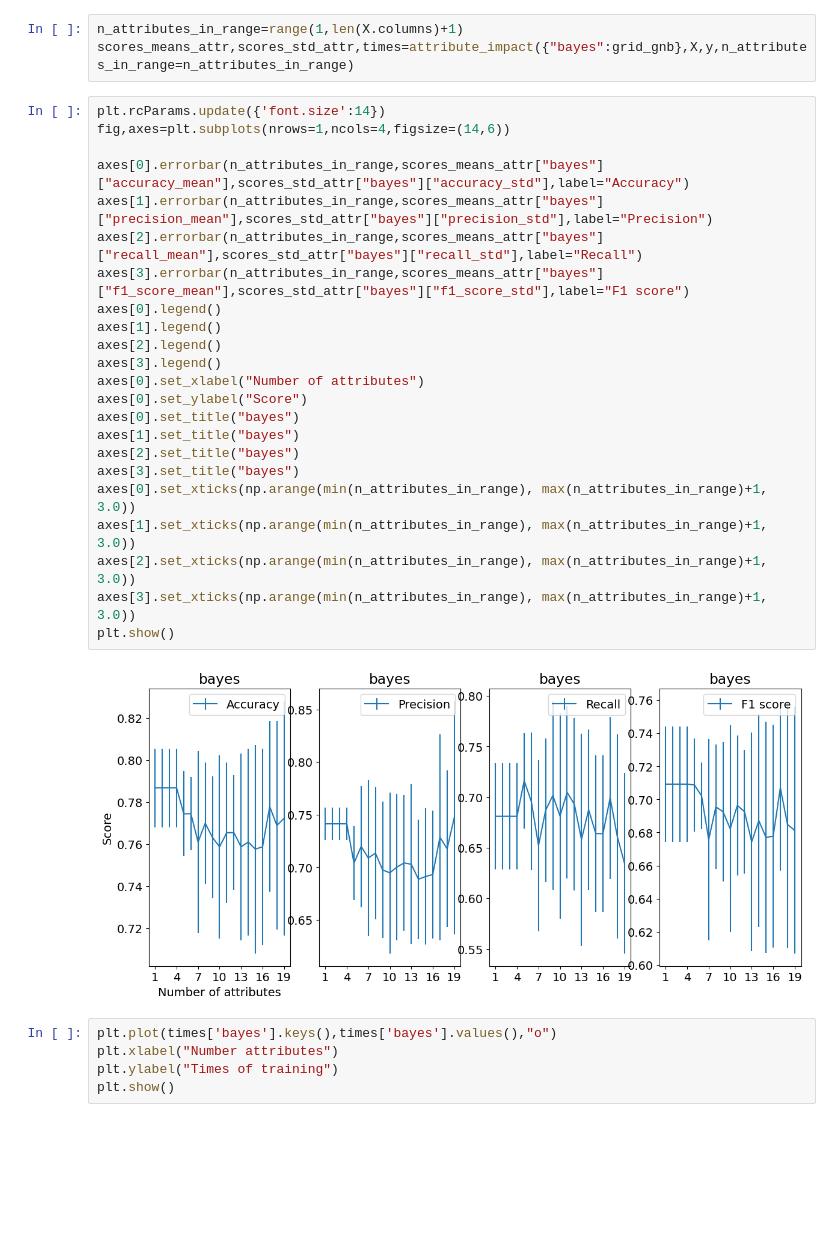
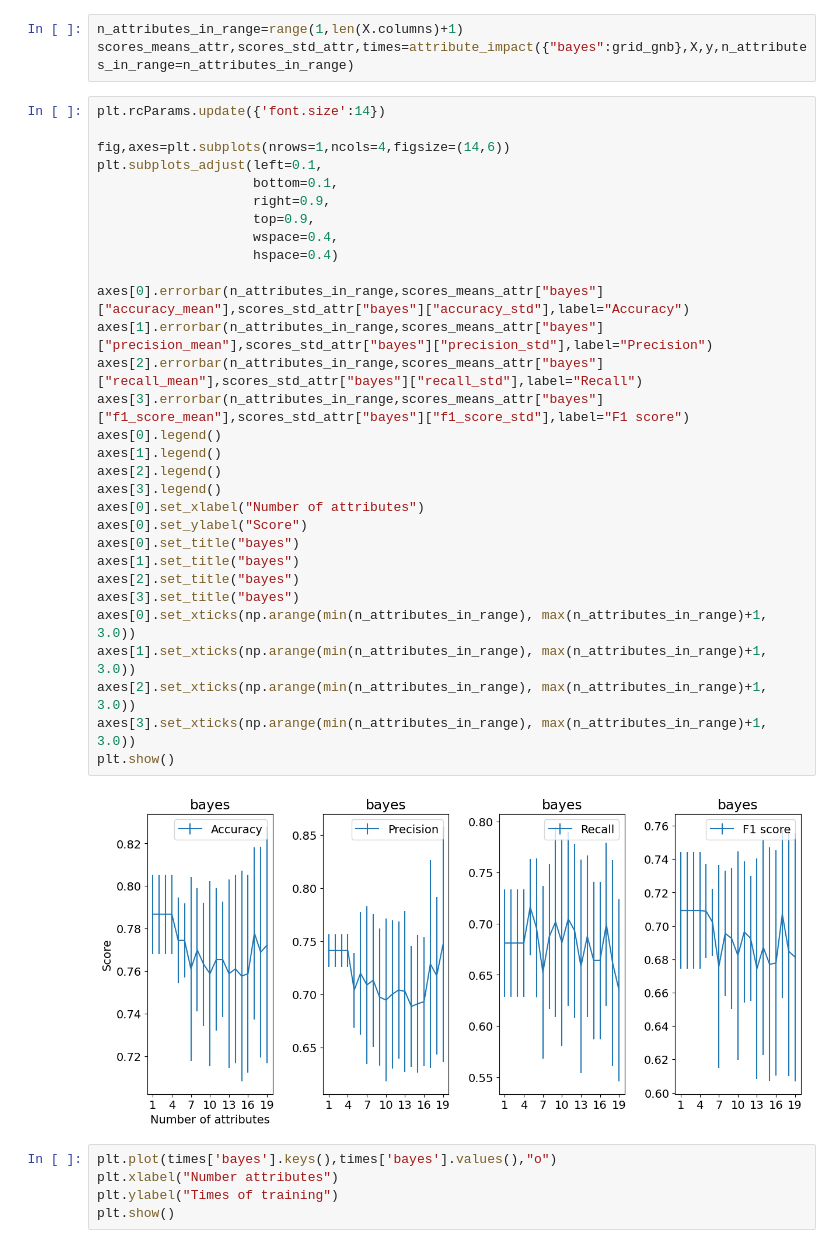
Before and after one commit to AdvancedGroupBootcamp/ai_marie_alex_moussa, a Jupyter notebook: Project 4/MiniProject 4(GNB vs DT).ipynb, the cells around one changed output. Drawn from its saved outputs; the diff is of its cells as text; blank space fills up the shorter version.

```diff
--- a/Project 4/MiniProject 4(GNB vs DT).ipynb
+++ b/Project 4/MiniProject 4(GNB vs DT).ipynb
@@ -176,29 +176,36 @@ n_attributes_in_range=range(1,len(X.columns)+1)
 scores_means_attr,scores_std_attr,times=attribute_impact({"bayes":grid_gnb},X,y,n_attributes_in_range=n_attributes_in_range)
 # %%
 plt.rcParams.update({'font.size':14})
+
 fig,axes=plt.subplots(nrows=1,ncols=4,figsize=(14,6))
+plt.subplots_adjust(left=0.1,
+                    bottom=0.1,
+                    right=0.9,
+                    top=0.9,
+                    wspace=0.4,
+                    hspace=0.4)
 
 axes[0].errorbar(n_attributes_in_range,scores_means_attr["bayes"]["accuracy_mean"],scores_std_attr["bayes"]["accuracy_std"],label="Accuracy")
 axes[1].errorbar(n_attributes_in_range,scores_means_attr["bayes"]["precision_mean"],scores_std_attr["bayes"]["precision_std"],label="Precision")
 axes[2].errorbar(n_attributes_in_range,scores_means_attr["bayes"]["recall_mean"],scores_std_attr["bayes"]["recall_std"],label="Recall")
 axes[3].errorbar(n_attributes_in_range,scores_means_attr["bayes"]["f1_score_mean"],scores_std_attr["bayes"]["f1_score_std"],label="F1 score")
 axes[0].legend()
 axes[1].legend()
 axes[2].legend()
 axes[3].legend()
 axes[0].set_xlabel("Number of attributes")
 axes[0].set_ylabel("Score")
 axes[0].set_title("bayes")
 axes[1].set_title("bayes")
 axes[2].set_title("bayes")
 axes[3].set_title("bayes")
 axes[0].set_xticks(np.arange(min(n_attributes_in_range), max(n_attributes_in_range)+1, 3.0))
 axes[1].set_xticks(np.arange(min(n_attributes_in_range), max(n_attributes_in_range)+1, 3.0))
 axes[2].set_xticks(np.arange(min(n_attributes_in_range), max(n_attributes_in_range)+1, 3.0))
 axes[3].set_xticks(np.arange(min(n_attributes_in_range), max(n_attributes_in_range)+1, 3.0))
 plt.show()
 # %% [output]
-[figure, old version]
+[figure, new version]
 # %%
 plt.plot(times['bayes'].keys(),times['bayes'].values(),"o")
 plt.xlabel("Number attributes")
```
Also changed, not shown: 5 other files.
